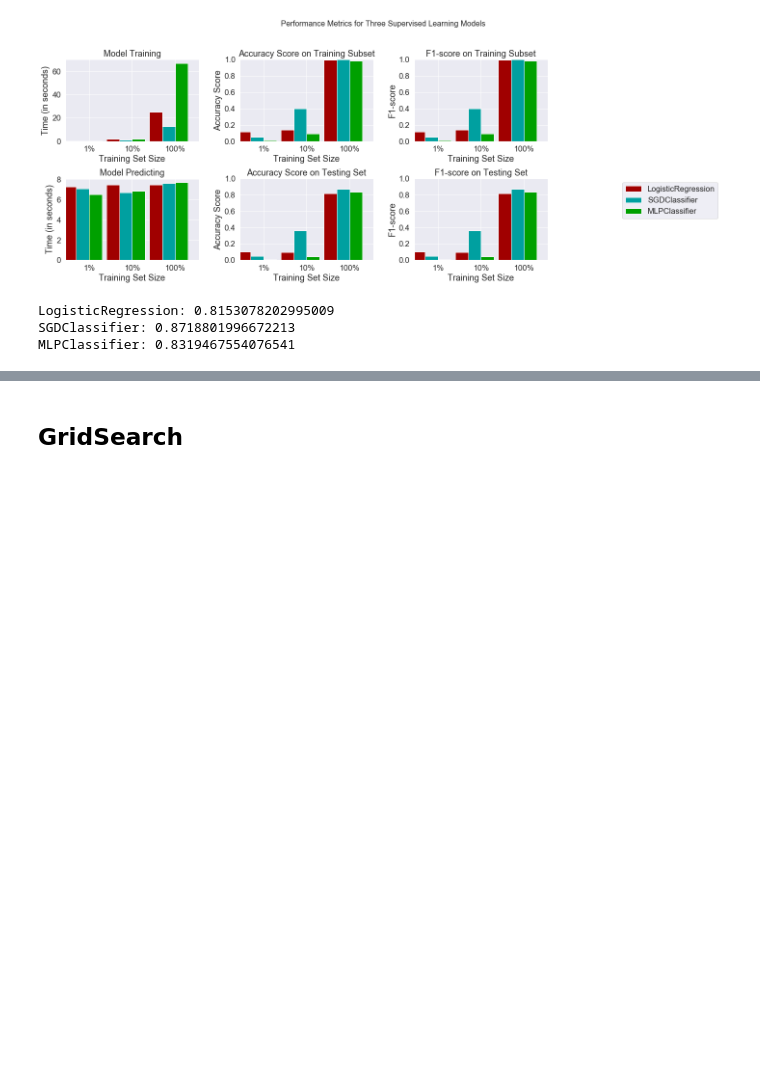
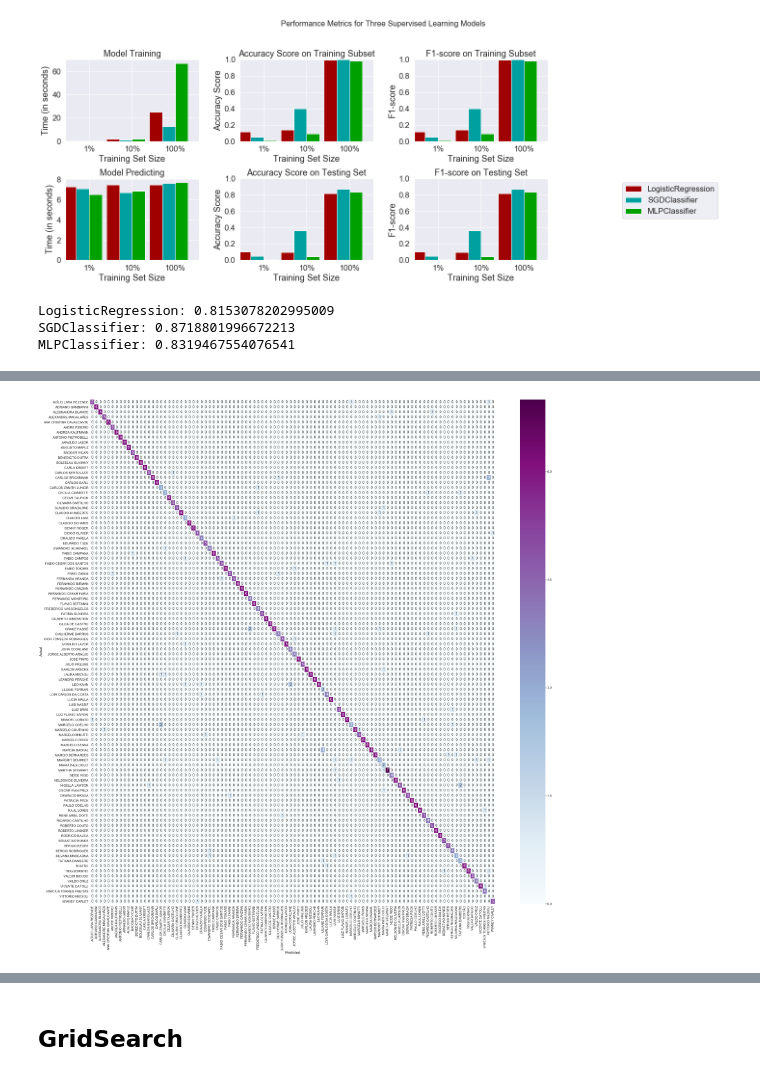
Before and after one commit to tcvieira/aa-udacity-capstone, a Jupyter notebook: notebooks/03-Baseline.ipynb, the cells around one changed output, grey strips where cells are left out. Saved outputs shown, nothing was run; the diff lists cells and outputs as text; code cells hidden in the pictures; blank space fills up the shorter version.

```diff
--- a/notebooks/03-Baseline.ipynb
+++ b/notebooks/03-Baseline.ipynb
@@ -7,3 +7,33 @@ from time import time
 import visuals as vs
 
 %matplotlib inline
+# %%
+from sklearn.metrics import confusion_matrix
+import matplotlib.pyplot as plt
+
+import seaborn as sns
+sns.set()
+sns.set_style("whitegrid")
+flatui = ["#9b59b6","#3498db","#95a5a6","#e74c3c","#34495e","#2ecc71"]
+sns.set_palette(flatui)
+sns.set(font_scale=1.5)
+
+def conf_matrix(y_test, preds, classes, normalize_conf_mat=False, figsize=(40,40)):
+    conf_mat = confusion_matrix(preds, y_test, labels=classes)
+    fig, ax = plt.subplots(figsize=figsize)
+
+    # normalize by row
+    if normalize_conf_mat:
+        conf_mat = conf_mat.astype('float') / conf_mat.sum(axis=1)[:, np.newaxis] #normalização dos valores
+        df_cm = pd.DataFrame(conf_mat, index=classes, #cria um data frame para base ao gráfico
+                          columns=classes)
+        sns.heatmap(df_cm, cmap='BuPu', annot=True,
+                    xticklabels=classes, yticklabels=classes)
+    else:
+        sns.heatmap(conf_mat, annot=True, fmt='d', cmap="BuPu",
+                xticklabels=classes, yticklabels=classes)
+
+    plt.tight_layout()
+    plt.ylabel('Actual')
+    plt.xlabel('Predicted')
+    plt.show()
@@ -175,3 +257,8 @@ print(f"MLPClassifier: {results['MLPClassifier'][2]['f1_test']}")
 LogisticRegression: 0.8153078202995009
 SGDClassifier: 0.8718801996672213
 MLPClassifier: 0.8319467554076541
+# %%
+ppl = Pipeline([('vect', tfidf_vec),
+                ('clf', SGDClassifier(loss='log', random_state=42, n_jobs=-1))
+               ])
+ppl.fit(X_train,y_train)
@@ -177,0 +273,3 @@ MLPClassifier: 0.8319467554076541
+# %%
+preds_test = ppl.predict(X_test)
+preds_train = ppl.predict(X_train)
@@ -177,0 +306,4 @@ MLPClassifier: 0.8319467554076541
+# %%
+conf_matrix(y_test, preds_test, ppl.classes_, False)
+# %% [output]
+[figure, added]
```
Also changed, not shown: parts of 8 cells of this notebook, 1 other file.
